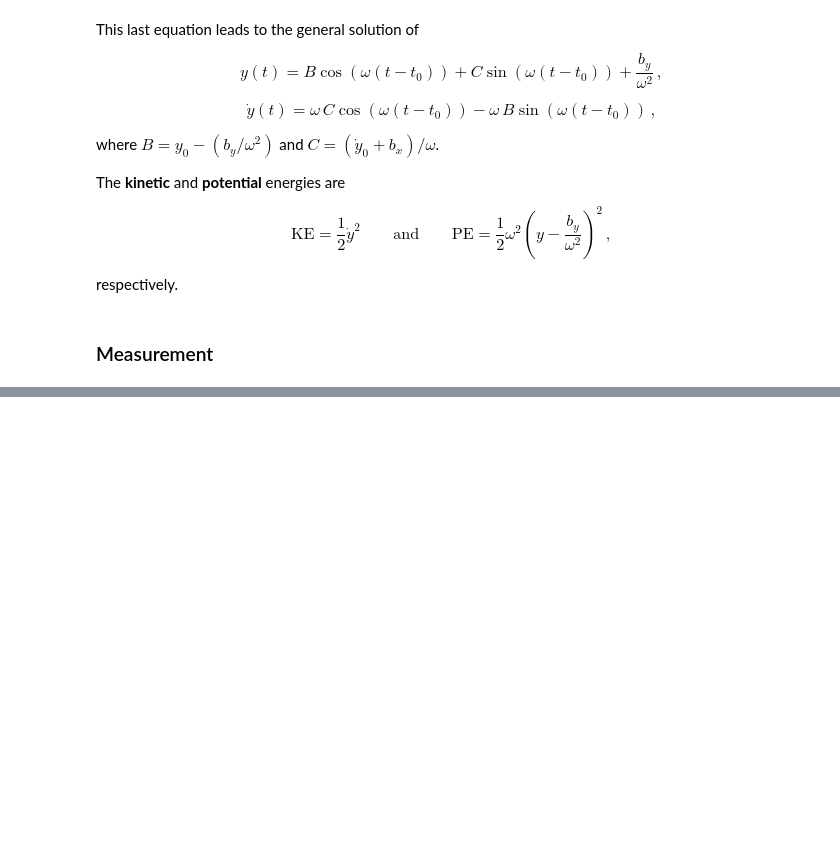
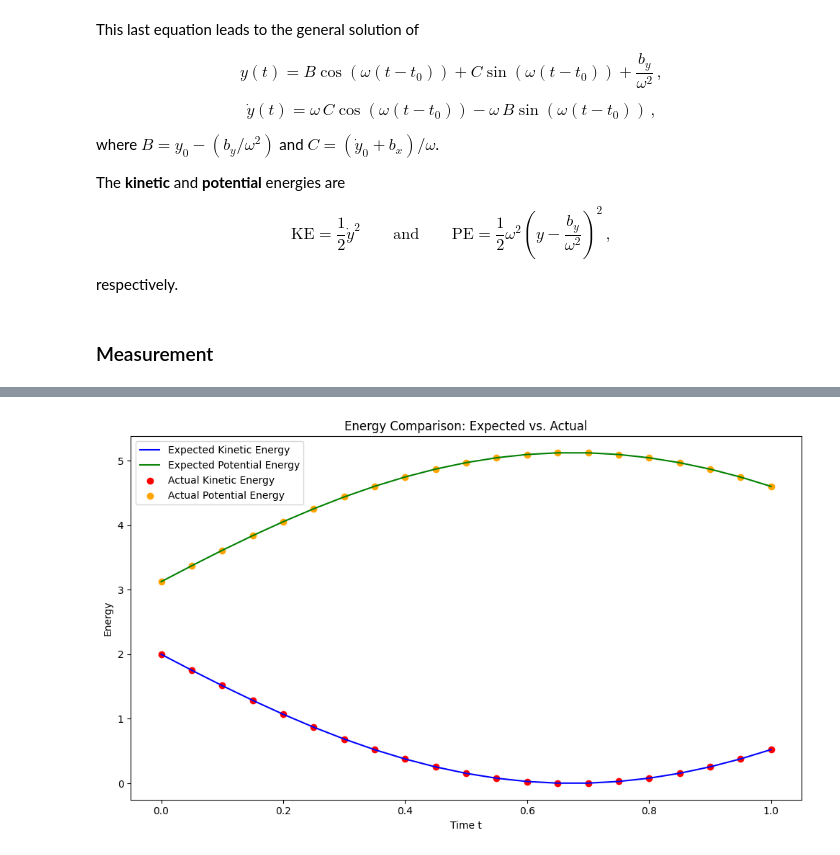
Before and after one commit to yiwen6826/Q-volution-2026-Quantum-Harmonic-Oscillators, a Jupyter notebook: rho_edits.ipynb, the cells around one changed output, grey strips where cells are left out. Cells and saved outputs as stored; diff of their text form; code cells hidden in the pictures; blank space fills up the shorter version.

```diff
--- a/rho_edits.ipynb
+++ b/rho_edits.ipynb
@@ -329,0 +385,15 @@ potential accuracy (Mean):  99.99963917030789 %
+# %%
+m = 3
+k = (2**m) - 1 # order of the Taylor expansion
+omega = 1 # frecuency
+y0 = 3 # initial position
+vy0 = 2 # initial velocity
+bx = 0.0
+by = 0.5
+
+x, y1, y2 = load_data(k, omega, y0, vy0, bx, by, 'KE')
+x, y3, y4 = load_data(k, omega, y0, vy0, bx, by, 'PE')
+
+plot_expected_vs_actual(x, y1, y3, y2, y4, params=None)
+# %% [output]
+[figure, added]
```
Also changed, not shown: parts of 10 cells of this notebook, 14 other files.
